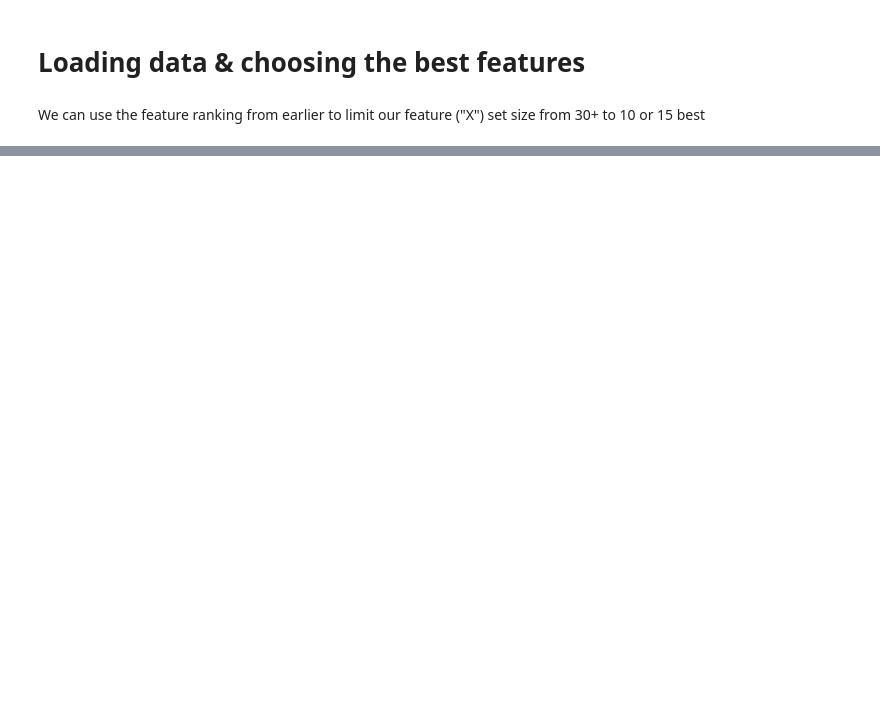
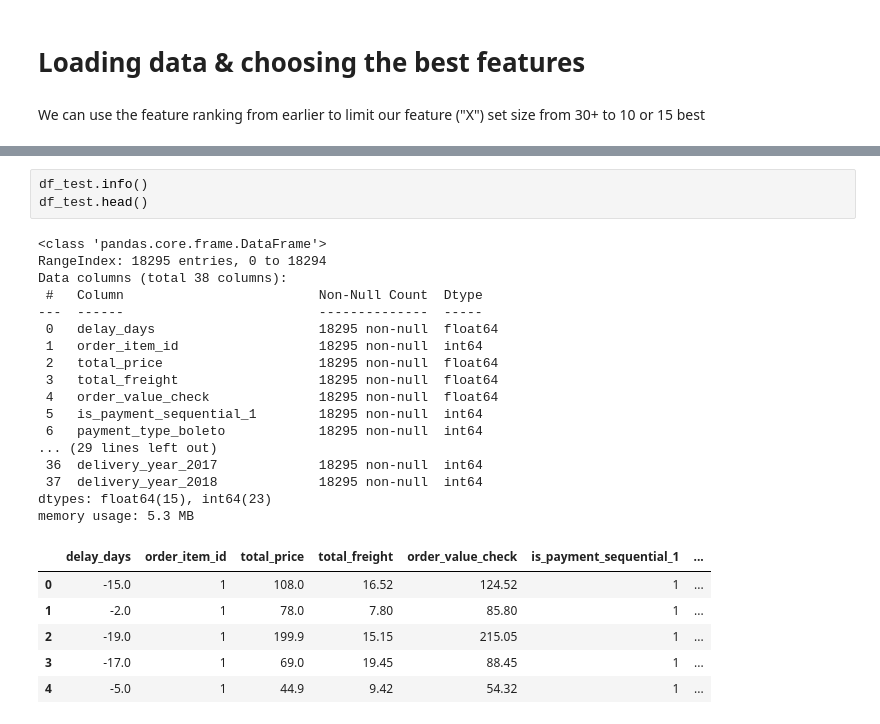
Before and after one commit to jakubpyszniak/ML_II_final_project, a Jupyter notebook: 3. XGBoost.ipynb, the cells around one changed output, grey strips where cells are left out. Saved outputs shown, nothing was run; the diff lists cells and outputs as text; blank space fills up the shorter version.

```diff
--- a/3. XGBoost.ipynb
+++ b/3. XGBoost.ipynb
@@ -38,0 +76,27 @@ We can use the feature ranking from earlier to limit our feature ("X") set size
+# %%
+df_test.info()
+df_test.head()
+# %% [output]
+<class 'pandas.core.frame.DataFrame'>
+RangeIndex: 18295 entries, 0 to 18294
+Data columns (total 38 columns):
+ #   Column                         Non-Null Count  Dtype
+---  ------                         --------------  -----
+ 0   delay_days                     18295 non-null  float64
+ 1   order_item_id                  18295 non-null  int64
+ 2   total_price                    18295 non-null  float64
+ 3   total_freight                  18295 non-null  float64
+ 4   order_value_check              18295 non-null  float64
+ 5   is_payment_sequential_1        18295 non-null  int64
+ 6   payment_type_boleto            18295 non-null  int64
+... (29 lines left out)
+ 36  delivery_year_2017             18295 non-null  int64
+ 37  delivery_year_2018             18295 non-null  int64
+dtypes: float64(15), int64(23)
+memory usage: 5.3 MB
+|  | delay_days | order_item_id | total_price | total_freight | order_value_check | is_payment_sequential_1 | ... |
+| 0 | -15.0 | 1 | 108.0 | 16.52 | 124.52 | 1 | ... |
+| 1 | -2.0 | 1 | 78.0 | 7.80 | 85.80 | 1 | ... |
+| 2 | -19.0 | 1 | 199.9 | 15.15 | 215.05 | 1 | ... |
+| 3 | -17.0 | 1 | 69.0 | 19.45 | 88.45 | 1 | ... |
+| 4 | -5.0 | 1 | 44.9 | 9.42 | 54.32 | 1 | ... |
```
Also changed, not shown: parts of 20 cells of this notebook, 4 other files.
